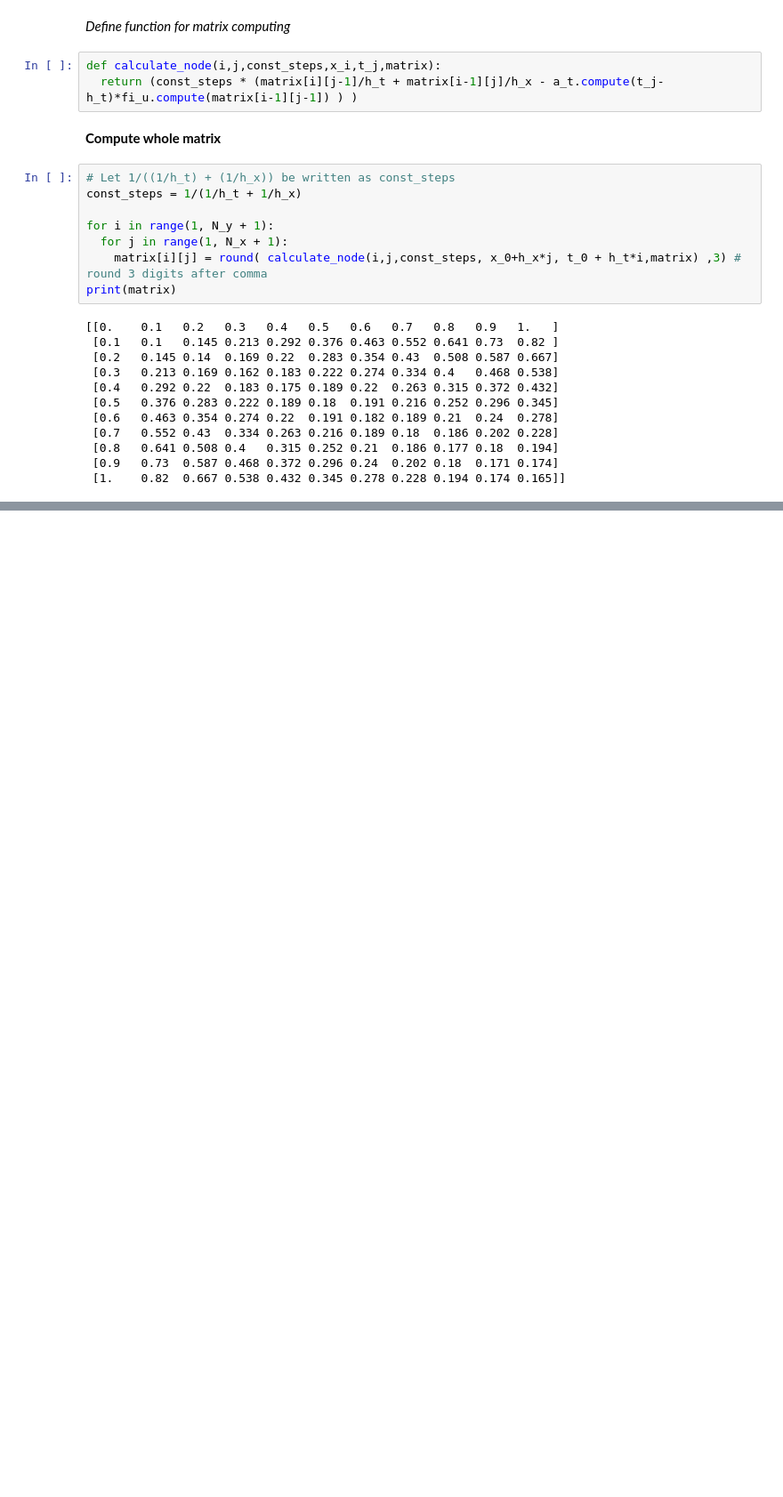
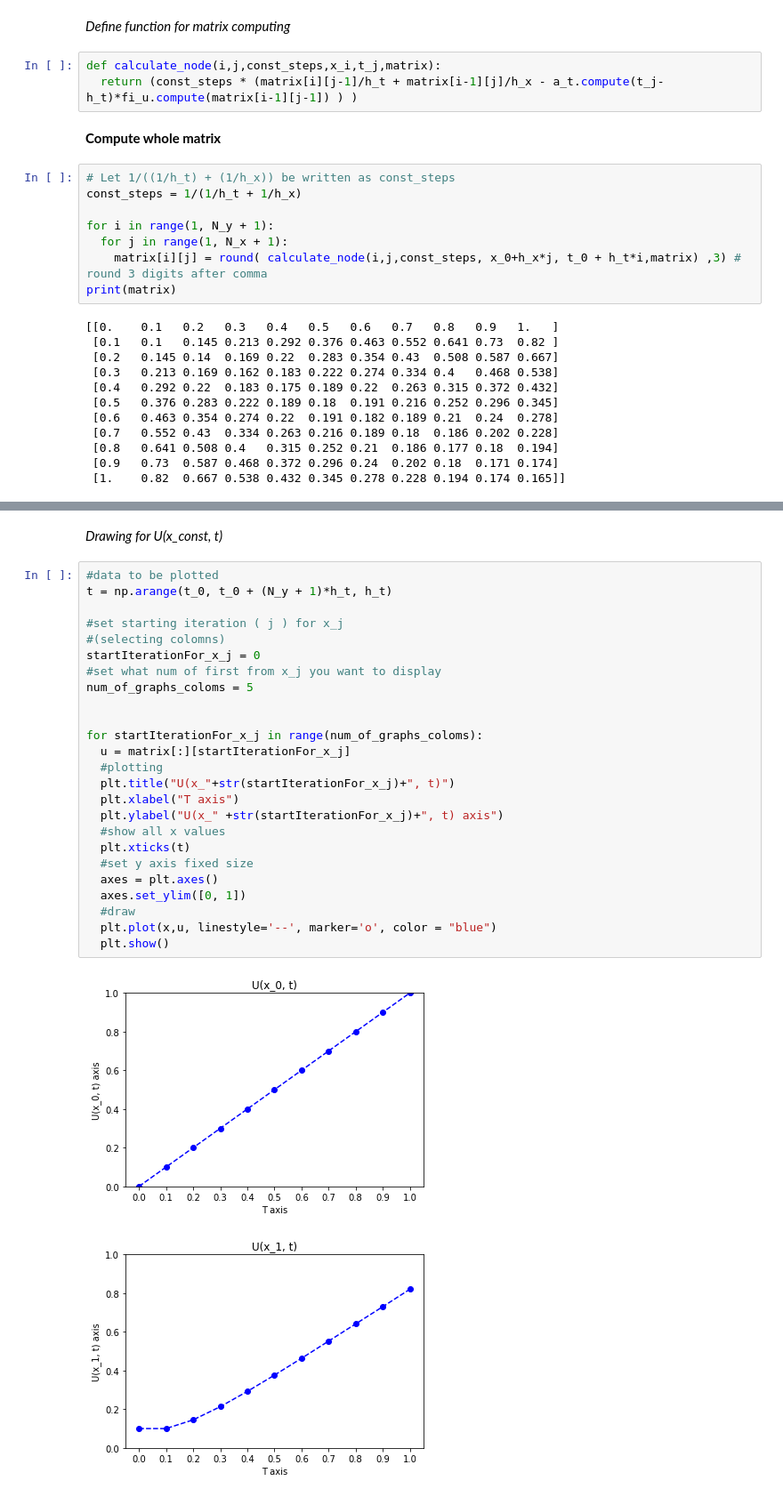
Before and after one commit to HIDDENDEN/Math_models, a Jupyter notebook: MyWork.ipynb, the cells around one changed output, grey strips where cells are left out. Shown at 89% size. Saved outputs shown, nothing was run; the diff lists cells and outputs as text; blank space fills up the shorter version.

```diff
--- a/MyWork.ipynb
+++ b/MyWork.ipynb
@@ -100,0 +142,30 @@ print(matrix)
+# %% [markdown]
+*Drawing for U(x_const, t)*
+# %%
+#data to be plotted
+t = np.arange(t_0, t_0 + (N_y + 1)*h_t, h_t)
+
+#set starting iteration ( j ) for x_j
+#(selecting colomns)
+startIterationFor_x_j = 0
+#set what num of first from x_j you want to display
+num_of_graphs_coloms = 5
+
+
+for startIterationFor_x_j in range(num_of_graphs_coloms):
+  u = matrix[:][startIterationFor_x_j]
+  #plotting
+  plt.title("U(x_"+str(startIterationFor_x_j)+", t)")
+  plt.xlabel("T axis")
+  plt.ylabel("U(x_" +str(startIterationFor_x_j)+", t) axis")
+  #show all x values
+  plt.xticks(t)
+  #set y axis fixed size
+  axes = plt.axes()
+  axes.set_ylim([0, 1])
+  #draw
+  plt.plot(x,u, linestyle='--', marker='o', color = "blue")
+  plt.show()
+# %% [output]
+[figure, added]
+[figure, added]
```
Also changed, not shown: parts of 6 cells of this notebook.
